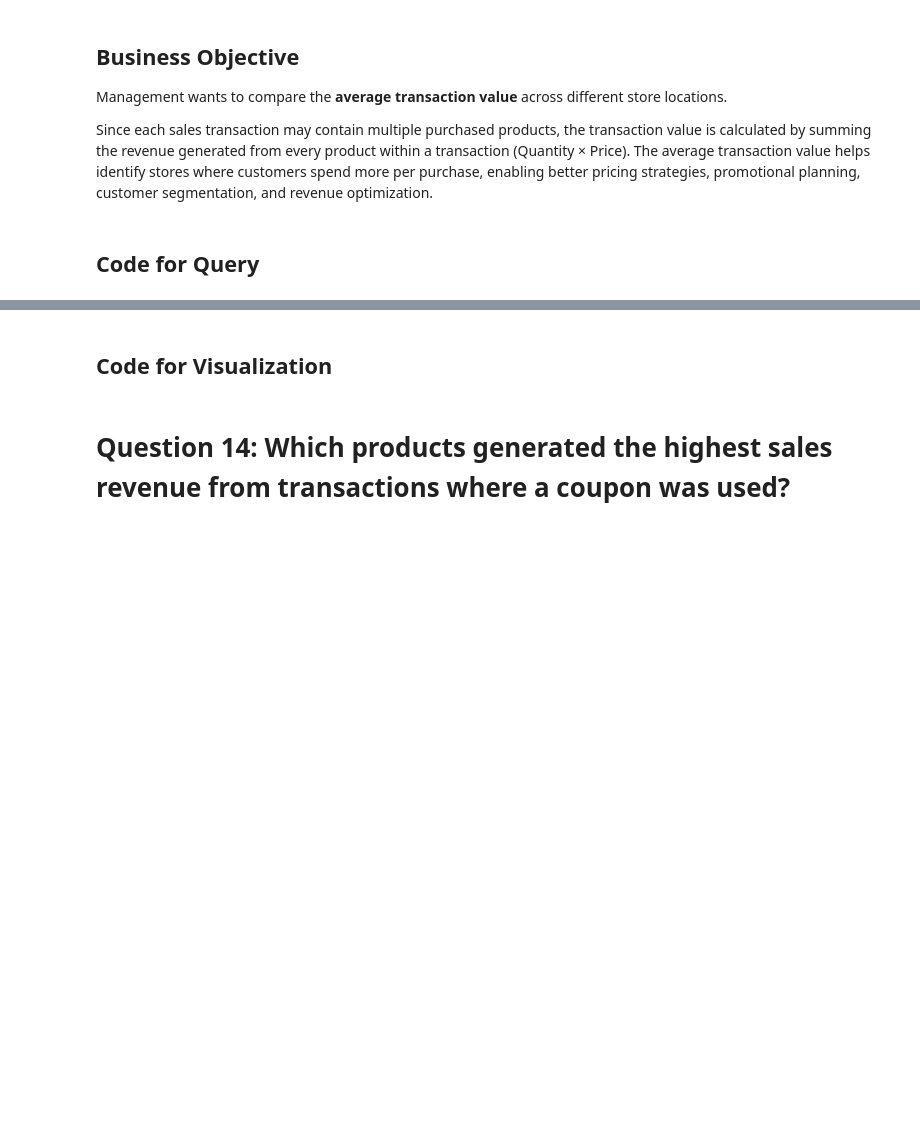
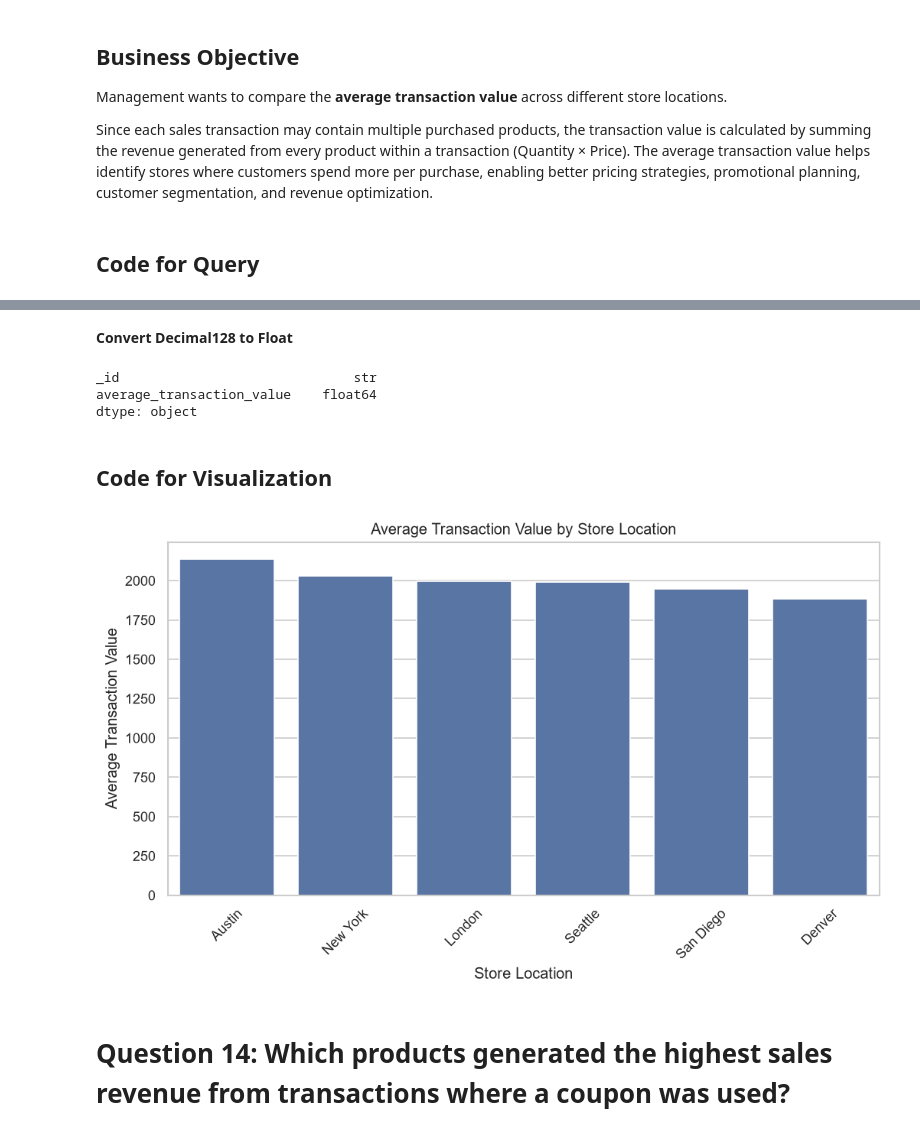
Before and after one commit to thanuja-reddi/MongoDB_EDA_Case_Study, a Jupyter notebook: notebooks/homework_casestudy_questions.ipynb, the cells around one changed output, grey strips where cells are left out. Saved outputs shown, nothing was run; the diff lists cells and outputs as text; code cells hidden in the pictures; blank space fills up the shorter version.

Commit message:
Completed Q13: Average transaction value analysis

```diff
--- a/notebooks/homework_casestudy_questions.ipynb
+++ b/notebooks/homework_casestudy_questions.ipynb
@@ -1021,5 +1070,37 @@ Since each sales transaction may contain multiple purchased products, the transa
+# %% [markdown]
+**Convert Decimal128 to Float**
+# %%
+avg_transaction_value["average_transaction_value"] = avg_transaction_value[
+    "average_transaction_value"
+].apply(lambda x: float(x.to_decimal()))
+# %%
+avg_transaction_value.dtypes
+# %% [output]
+_id                              str
+average_transaction_value    float64
+dtype: object
 # %% [markdown]
 ## Code for Visualization
+# %%
+plt.figure(figsize=(10,5))
+
+sns.barplot(
+    data=avg_transaction_value,
+    x="_id",
+    y="average_transaction_value"
+)
+
+plt.title("Average Transaction Value by Store Location")
+
+plt.xlabel("Store Location")
+
+plt.ylabel("Average Transaction Value")
+
+plt.xticks(rotation=45)
+
+plt.show()
+# %% [output]
+[figure, added]
 # %% [markdown]
 # Question 14: Which products generated the highest sales revenue from transactions where a coupon was used?
 # %% [markdown]
```
Also changed, not shown: parts of 1 cell of this notebook.
